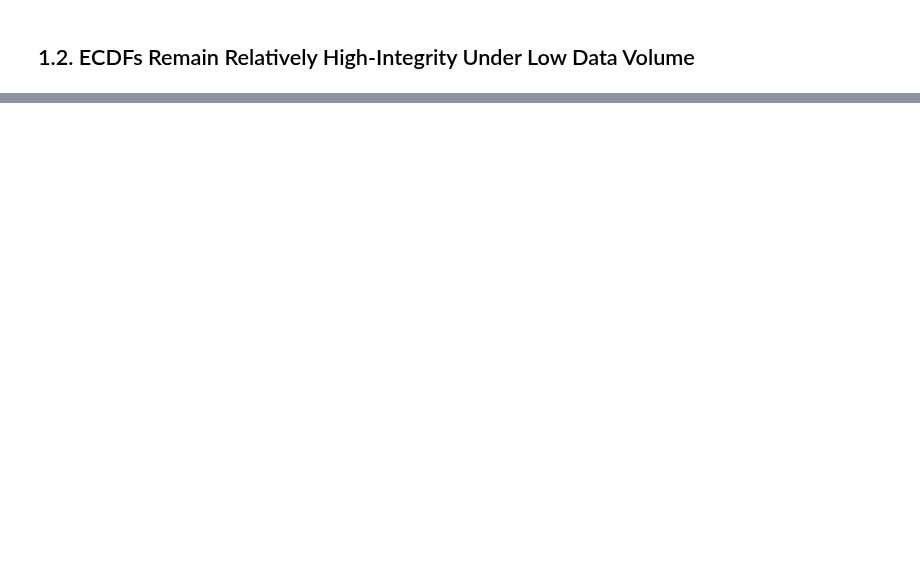
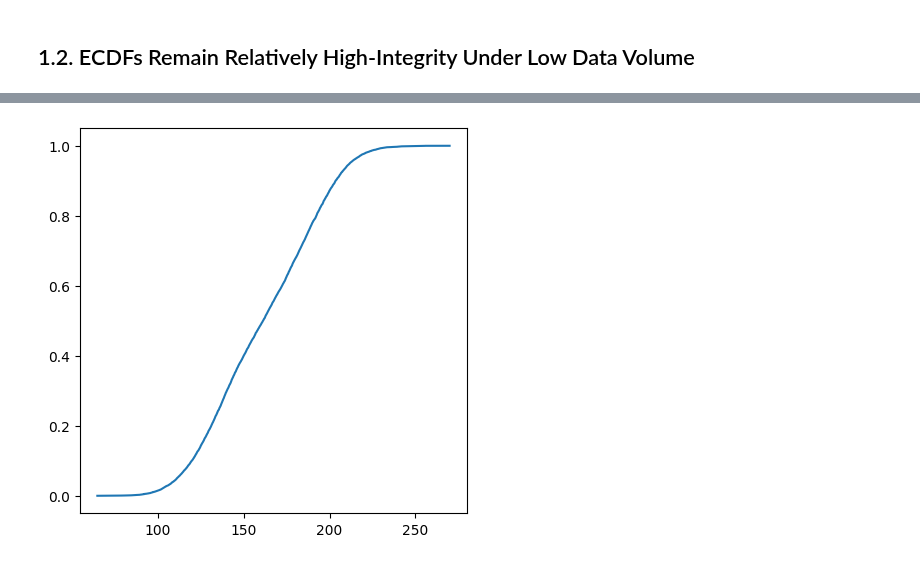
Before and after one commit to bfeif/personal-website, a Jupyter notebook: code/notebooks/why-i-always-use-cdfs.ipynb, the cells around one changed output, grey strips where cells are left out. Saved outputs shown, nothing was run; the diff lists cells and outputs as text; code cells hidden in the pictures; blank space fills up the shorter version.

```diff
--- a/code/notebooks/why-i-always-use-cdfs.ipynb
+++ b/code/notebooks/why-i-always-use-cdfs.ipynb
@@ -185,0 +252,8 @@ for i, n_bins in enumerate([25, 7]):
+# %%
+plt.figure(figsize=(5, 5))
+# for mask in [bmi_df.Gender=="Female", bmi_df.Gender=="Male"]:
+#     plt.plot(bmi_df[mask].Weight.sort_values(), np.linspace(0, 1, mask.sum()))
+plt.plot(bmi_df.Weight.sort_values(), np.linspace(0, 1, len(bmi_df)))
+plt.show()
+# %% [output]
+[figure, added]
```
Also changed, not shown: parts of 15 cells of this notebook, 9 other files.
